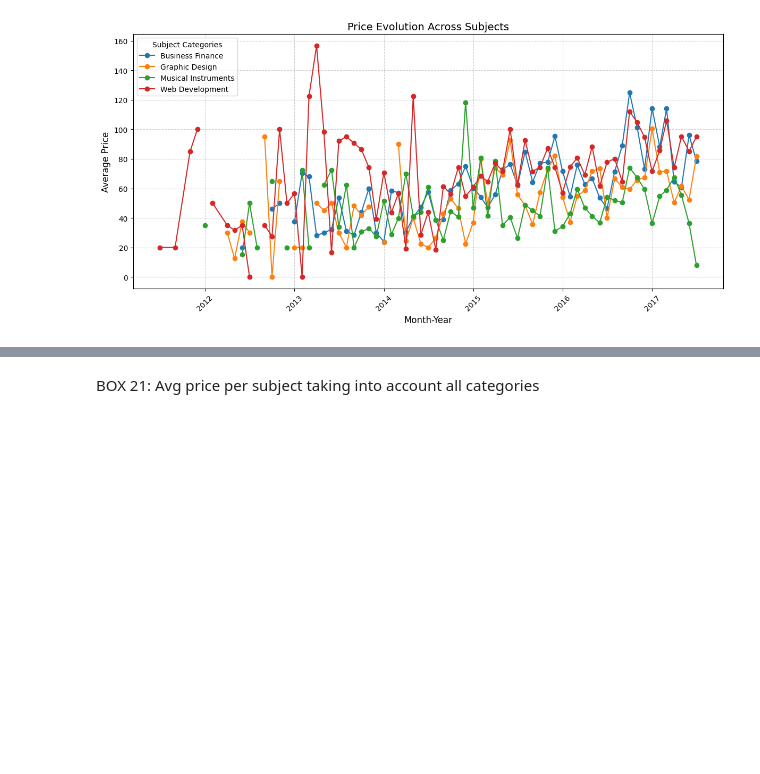
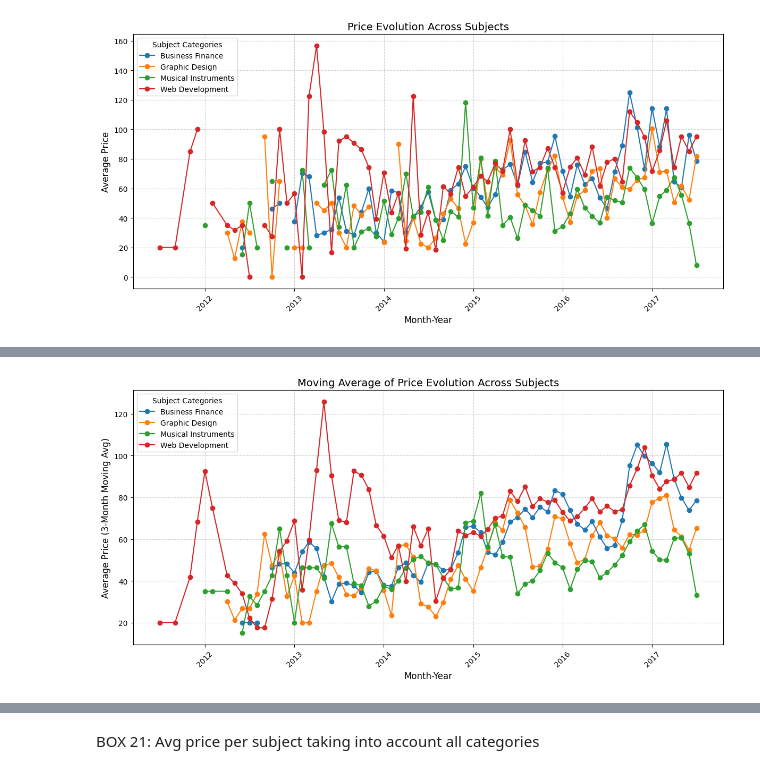
Before and after one commit to TeodoraVuta/e-learning-udemy, a Jupyter notebook: descriptiveStatistics.ipynb, the cells around one changed output, grey strips where cells are left out. Drawn from its saved outputs; the diff is of its cells as text; code cells hidden in the pictures; blank space fills up the shorter version.

```diff
--- a/descriptiveStatistics.ipynb
+++ b/descriptiveStatistics.ipynb
@@ -603,0 +657,18 @@ plt.show()
+# %%
+moving_avg = pivoted.rolling(window=3, min_periods=1).mean()
+
+plt.figure(figsize=(12, 6))
+
+for category in moving_avg.columns:
+    plt.plot(moving_avg.index, moving_avg[category], marker="o", label=category)
+
+plt.title("Moving Average of Price Evolution Across Subjects", fontsize=14)
+plt.xlabel("Month-Year", fontsize=12)
+plt.ylabel("Average Price (3-Month Moving Avg)", fontsize=12)
+plt.legend(title="Subject Categories")
+plt.grid(visible=True, linestyle="--", alpha=0.6)
+plt.xticks(rotation=45)
+plt.tight_layout()
+plt.show()
+# %% [output]
+[figure, added]
```
Also changed, not shown: parts of 11 cells of this notebook, 1 other file.
